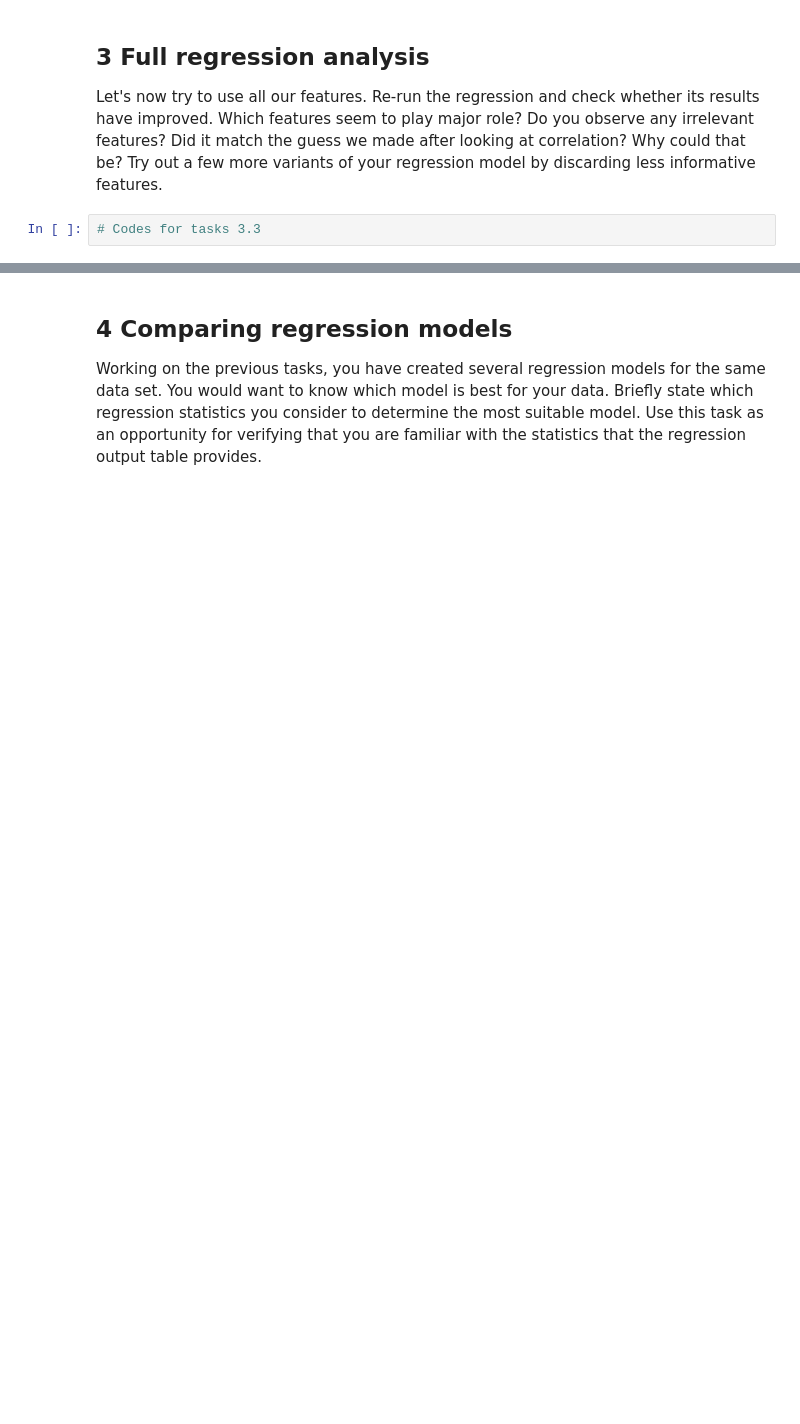
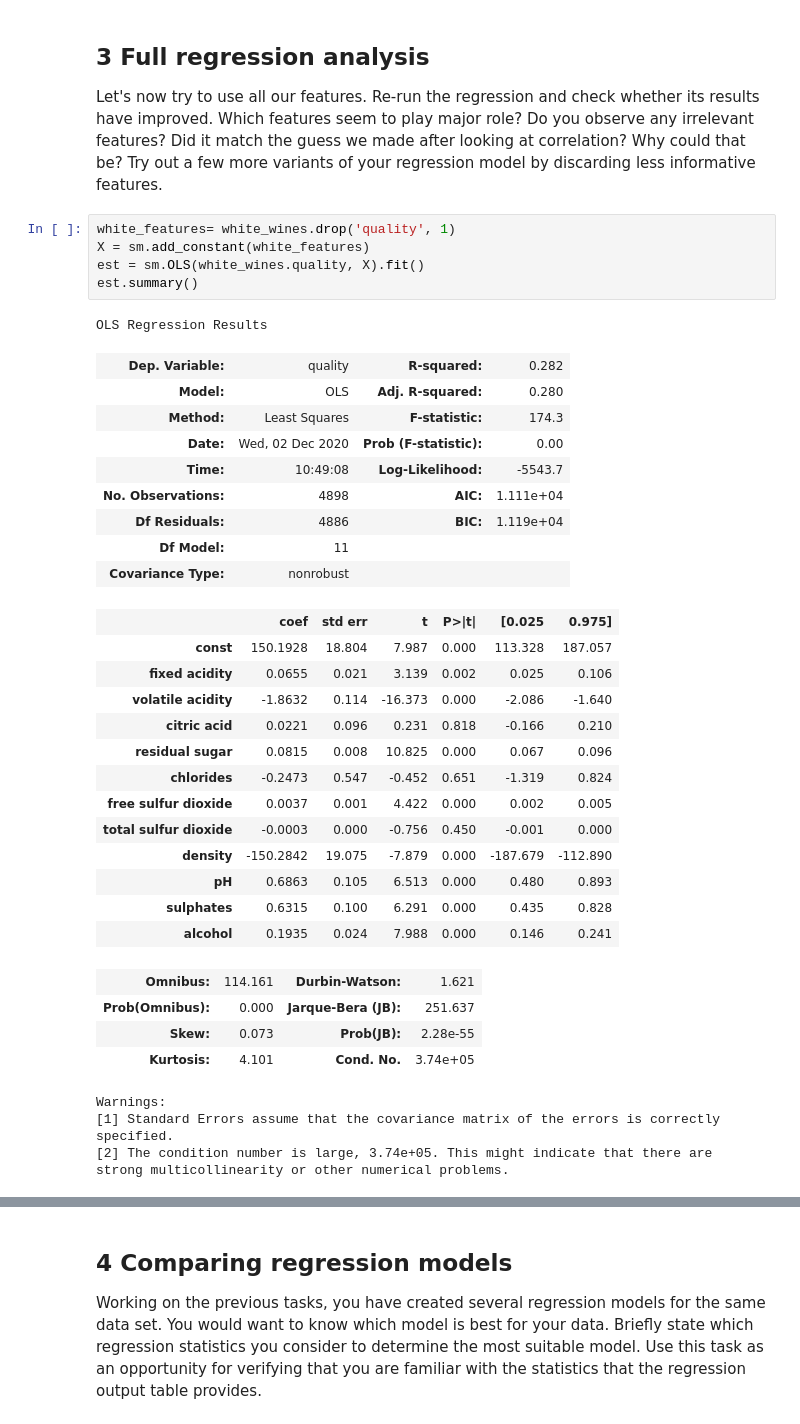
Before and after one commit to kalinakalina/bads, a Jupyter notebook: exercises/3_ex_predictive_analytics.ipynb, the cells around one changed output, grey strips where cells are left out. Cells and saved outputs as stored; diff of their text form; blank space fills up the shorter version.

```diff
--- a/exercises/3_ex_predictive_analytics.ipynb
+++ b/exercises/3_ex_predictive_analytics.ipynb
@@ -144,5 +166,40 @@ Print(white_wines.)
 # %% [markdown]
 ## 3 Full regression analysis
 Let's now  try to use all our features. Re-run the regression and check whether its results have improved. Which features seem to play major role? Do you observe any irrelevant features? Did it match the guess we made after looking at correlation? Why could that be? Try out a few more variants of your regression model by discarding less informative features.
-# %%
-# Codes for tasks 3.3
+# %%
+white_features= white_wines.drop('quality', 1)
+X = sm.add_constant(white_features)
+est = sm.OLS(white_wines.quality, X).fit()
+est.summary()
+# %% [output]
+OLS Regression Results
+| Dep. Variable: | quality | R-squared: | 0.282 |
+| Model: | OLS | Adj. R-squared: | 0.280 |
+| Method: | Least Squares | F-statistic: | 174.3 |
+| Date: | Wed, 02 Dec 2020 | Prob (F-statistic): | 0.00 |
+| Time: | 10:49:08 | Log-Likelihood: | -5543.7 |
+| No. Observations: | 4898 | AIC: | 1.111e+04 |
+| Df Residuals: | 4886 | BIC: | 1.119e+04 |
+| Df Model: | 11 |  |  |
+| Covariance Type: | nonrobust |  |  |
+|  | coef | std err | t | P>|t| | [0.025 | 0.975] |
+| const | 150.1928 | 18.804 | 7.987 | 0.000 | 113.328 | 187.057 |
+| fixed acidity | 0.0655 | 0.021 | 3.139 | 0.002 | 0.025 | 0.106 |
+| volatile acidity | -1.8632 | 0.114 | -16.373 | 0.000 | -2.086 | -1.640 |
+| citric acid | 0.0221 | 0.096 | 0.231 | 0.818 | -0.166 | 0.210 |
+| residual sugar | 0.0815 | 0.008 | 10.825 | 0.000 | 0.067 | 0.096 |
+| chlorides | -0.2473 | 0.547 | -0.452 | 0.651 | -1.319 | 0.824 |
+| free sulfur dioxide | 0.0037 | 0.001 | 4.422 | 0.000 | 0.002 | 0.005 |
+| total sulfur dioxide | -0.0003 | 0.000 | -0.756 | 0.450 | -0.001 | 0.000 |
+| density | -150.2842 | 19.075 | -7.879 | 0.000 | -187.679 | -112.890 |
+| pH | 0.6863 | 0.105 | 6.513 | 0.000 | 0.480 | 0.893 |
+| sulphates | 0.6315 | 0.100 | 6.291 | 0.000 | 0.435 | 0.828 |
+| alcohol | 0.1935 | 0.024 | 7.988 | 0.000 | 0.146 | 0.241 |
+| Omnibus: | 114.161 | Durbin-Watson: | 1.621 |
+| Prob(Omnibus): | 0.000 | Jarque-Bera (JB): | 251.637 |
+| Skew: | 0.073 | Prob(JB): | 2.28e-55 |
+| Kurtosis: | 4.101 | Cond. No. | 3.74e+05 |
+Warnings:
+[1] Standard Errors assume that the covariance matrix of the errors is correctly specified.
+[2] The condition number is large, 3.74e+05. This might indicate that there are
+strong multicollinearity or other numerical problems.
```
Also changed, not shown: parts of 6 cells of this notebook.
